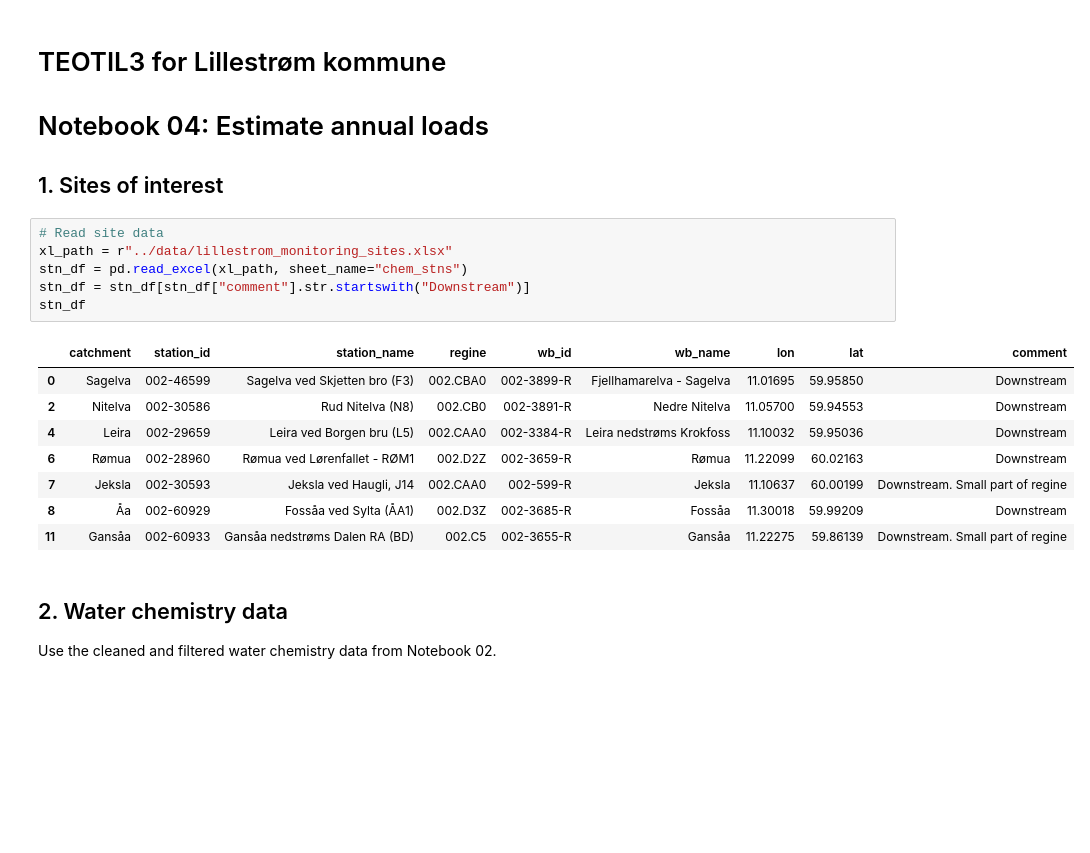
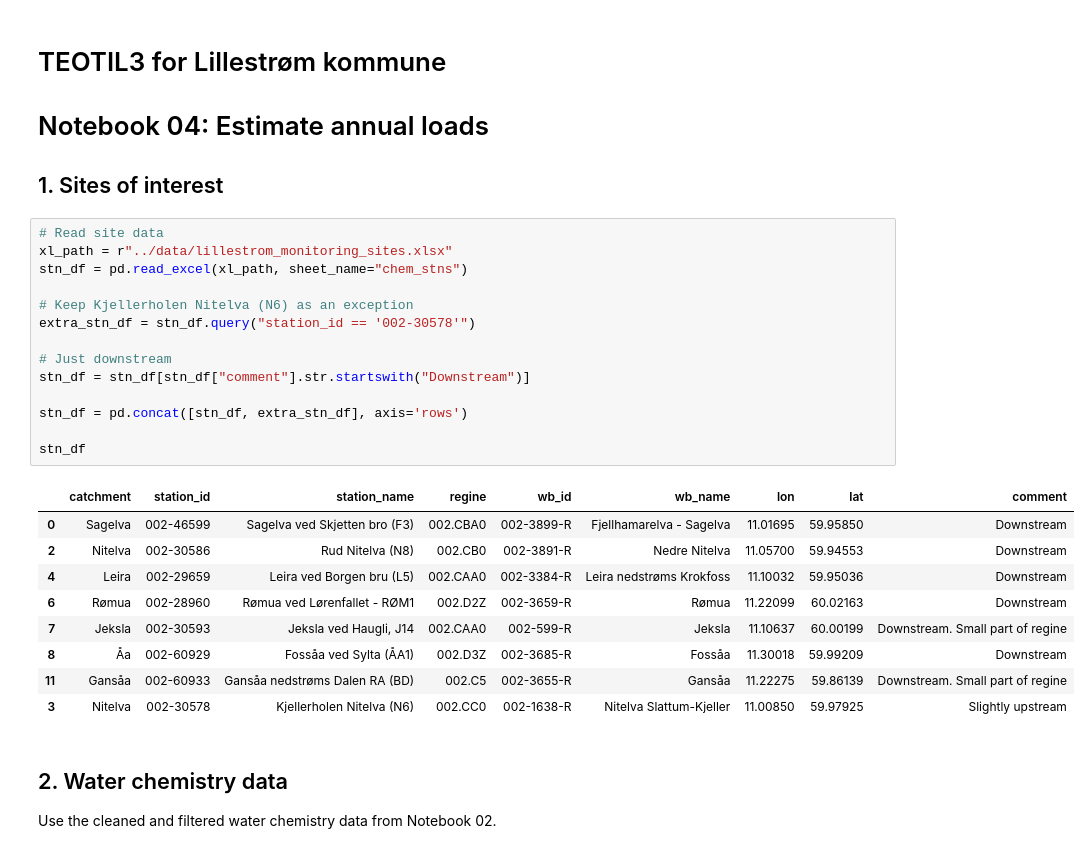
Before and after one commit to NIVANorge/teotil3_lillestrom, a Jupyter notebook: code/04b_annual_loads_waterbodies.ipynb, the cells around one changed output. Drawn from its saved outputs; the diff is of its cells as text; blank space fills up the shorter version.

```diff
--- a/code/04b_annual_loads_waterbodies.ipynb
+++ b/code/04b_annual_loads_waterbodies.ipynb
@@ -16,18 +16,27 @@ plt.style.use("ggplot")
 # %%
 # Read site data
 xl_path = r"../data/lillestrom_monitoring_sites.xlsx"
 stn_df = pd.read_excel(xl_path, sheet_name="chem_stns")
+
+# Keep Kjellerholen Nitelva (N6) as an exception
+extra_stn_df = stn_df.query("station_id == '002-30578'")
+
+# Just downstream
 stn_df = stn_df[stn_df["comment"].str.startswith("Downstream")]
+
+stn_df = pd.concat([stn_df, extra_stn_df], axis='rows')
+
 stn_df
 # %% [output]
 |  | catchment | station_id | station_name | regine | wb_id | wb_name | lon | lat | comment |
 | 0 | Sagelva | 002-46599 | Sagelva ved Skjetten bro (F3) | 002.CBA0 | 002-3899-R | Fjellhamarelva - Sagelva | 11.01695 | 59.95850 | Downstream |
 | 2 | Nitelva | 002-30586 | Rud Nitelva (N8) | 002.CB0 | 002-3891-R | Nedre Nitelva | 11.05700 | 59.94553 | Downstream |
 | 4 | Leira | 002-29659 | Leira ved Borgen bru (L5) | 002.CAA0 | 002-3384-R | Leira nedstrøms Krokfoss | 11.10032 | 59.95036 | Downstream |
 | 6 | Rømua | 002-28960 | Rømua ved Lørenfallet - RØM1 | 002.D2Z | 002-3659-R | Rømua | 11.22099 | 60.02163 | Downstream |
 | 7 | Jeksla | 002-30593 | Jeksla ved Haugli, J14 | 002.CAA0 | 002-599-R | Jeksla | 11.10637 | 60.00199 | Downstream. Small part of regine |
 | 8 | Åa | 002-60929 | Fossåa ved Sylta (ÅA1) | 002.D3Z | 002-3685-R | Fossåa | 11.30018 | 59.99209 | Downstream |
 | 11 | Gansåa | 002-60933 | Gansåa nedstrøms Dalen RA (BD) | 002.C5 | 002-3655-R | Gansåa | 11.22275 | 59.86139 | Downstream. Small part of regine |
+| 3 | Nitelva | 002-30578 | Kjellerholen Nitelva (N6) | 002.CC0 | 002-1638-R | Nitelva Slattum-Kjeller | 11.00850 | 59.97925 | Slightly upstream |
 # %% [markdown]
 ## 2. Water chemistry data
 
```
Also changed, not shown: parts of 1 cell of this notebook, 7 other files.
